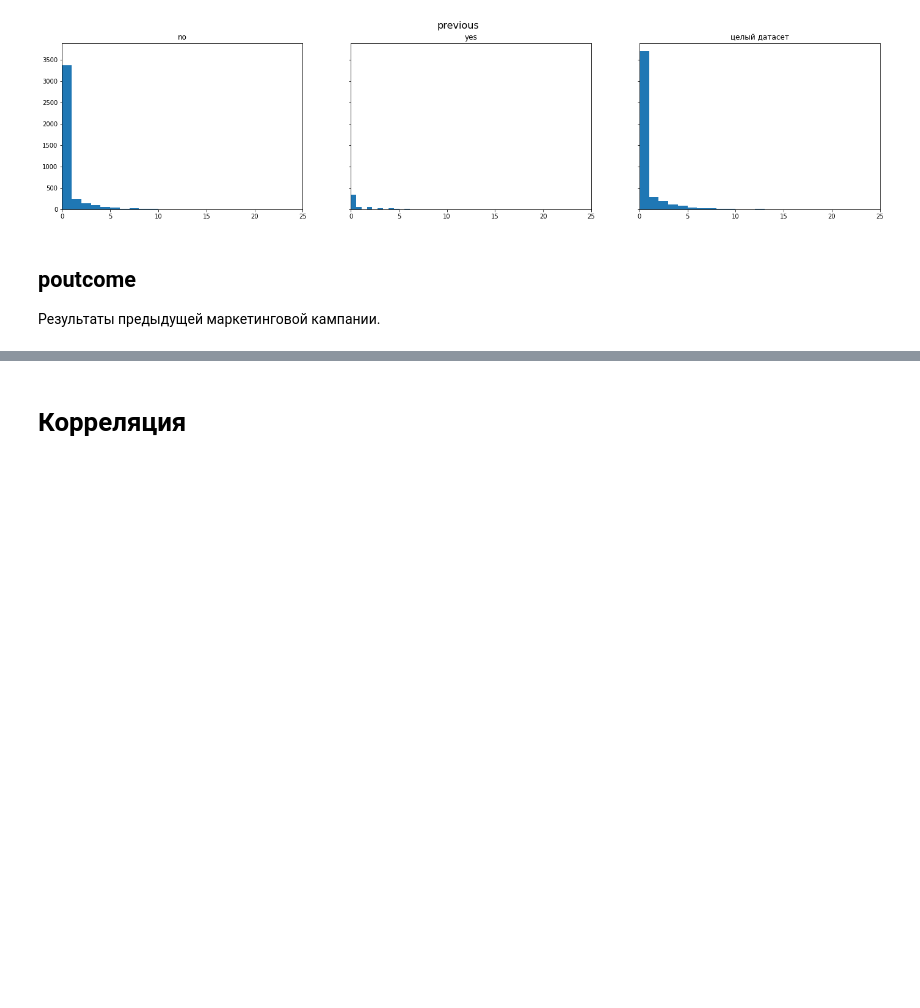
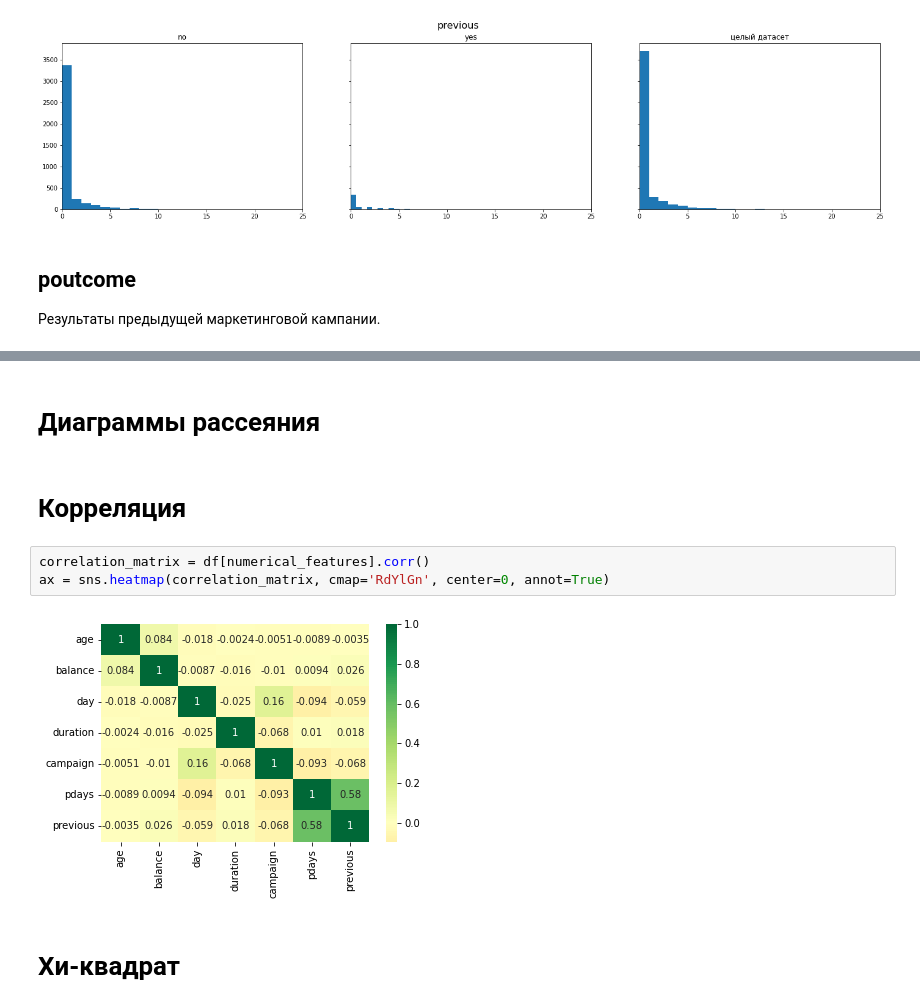
Before and after one commit to bringmetohappiness/IU3-Technologies-for-the-Design-of-Information-Systems-for-the-Big-Data-Analysis, a Jupyter notebook: Lab1.ipynb, the cells around one changed output, grey strips where cells are left out. Saved outputs shown, nothing was run; the diff lists cells and outputs as text; blank space fills up the shorter version.

Commit message:
построил корреляционную матрицу для численных и критерий хи-квадрат Пирсона для категориальных признаков

```diff
--- a/Lab1.ipynb
+++ b/Lab1.ipynb
@@ -208,2 +231,11 @@ viz.plot_pies(df, 'poutcome', 'y')
+# %% [markdown]
+# Диаграммы рассеяния
 # %% [markdown]
 # Корреляция
+# %%
+correlation_matrix = df[numerical_features].corr()
+ax = sns.heatmap(correlation_matrix, cmap='RdYlGn', center=0, annot=True)
+# %% [output]
+[figure, added]
+# %% [markdown]
+# Хи-квадрат
```
Also changed, not shown: parts of 15 cells of this notebook, 1 other file.
